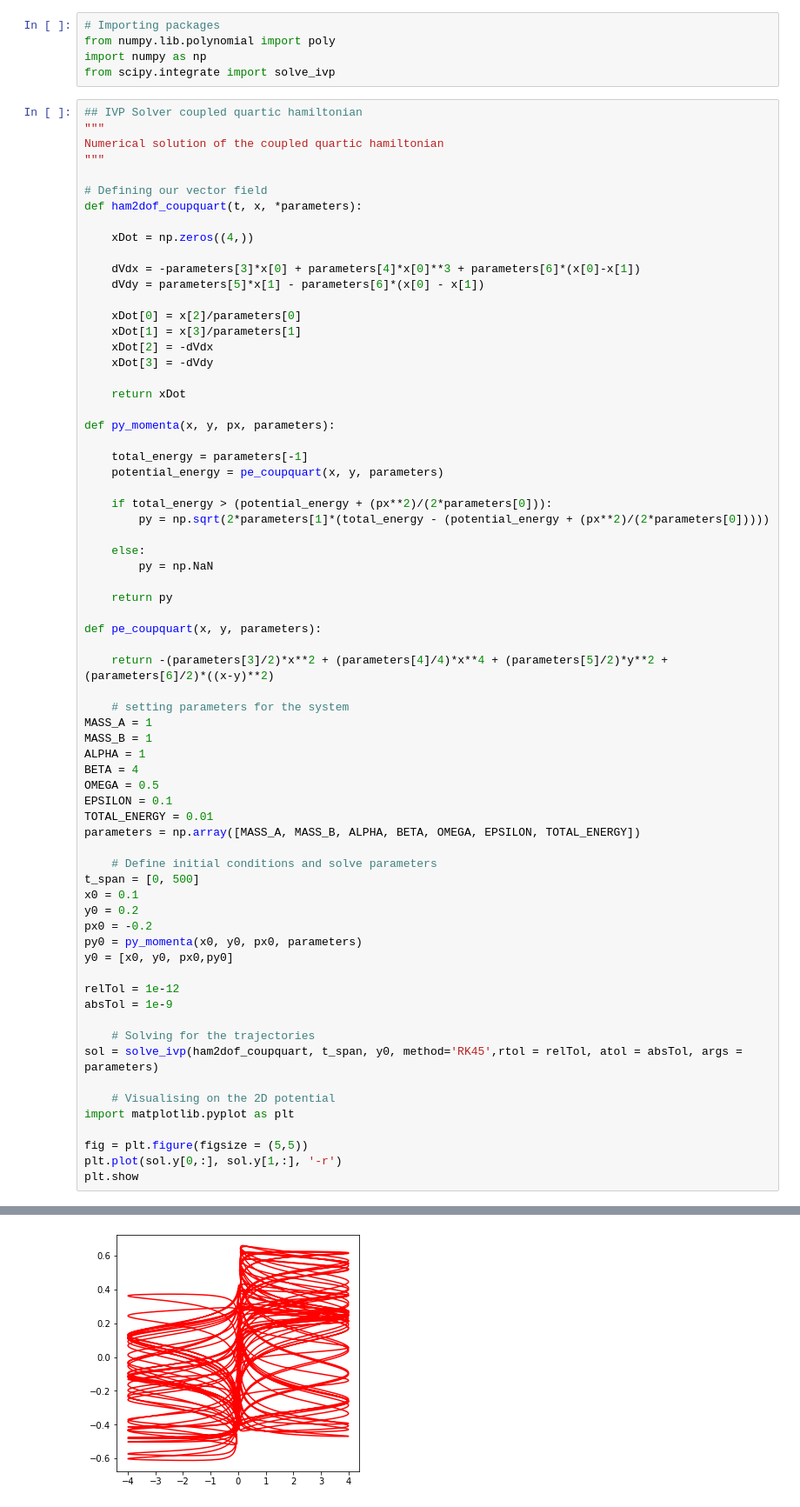
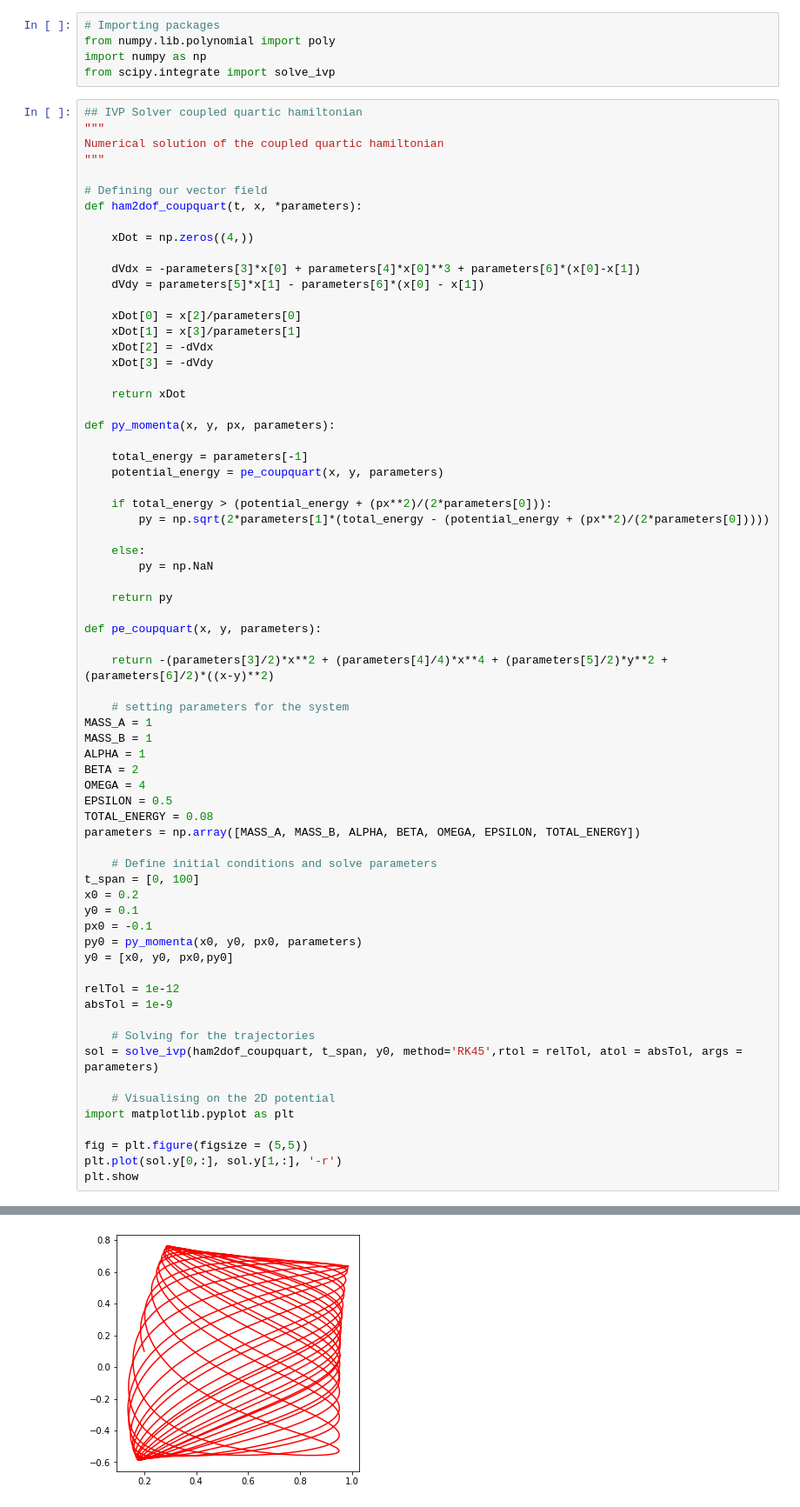
Before and after one commit to alexhind99/git-demo, a Jupyter notebook: Unstable Periodic Orbits in Coupled Quartic Hamiltonian Systems.ipynb, the cells around one changed output, grey strips where cells are left out. Shown at 87% size. Cells and saved outputs as stored; diff of their text form.

```diff
--- a/Unstable Periodic Orbits in Coupled Quartic Hamiltonian Systems.ipynb
+++ b/Unstable Periodic Orbits in Coupled Quartic Hamiltonian Systems.ipynb
@@ -42,39 +42,39 @@ def py_momenta(x, y, px, parameters):
     return py
 
 def pe_coupquart(x, y, parameters):
 
     return -(parameters[3]/2)*x**2 + (parameters[4]/4)*x**4 + (parameters[5]/2)*y**2 + (parameters[6]/2)*((x-y)**2)
 
     # setting parameters for the system
 MASS_A = 1
 MASS_B = 1
 ALPHA = 1
-BETA = 4
-OMEGA = 0.5
-EPSILON = 0.1
-TOTAL_ENERGY = 0.01
+BETA = 2
+OMEGA = 4
+EPSILON = 0.5
+TOTAL_ENERGY = 0.08
 parameters = np.array([MASS_A, MASS_B, ALPHA, BETA, OMEGA, EPSILON, TOTAL_ENERGY])
 
     # Define initial conditions and solve parameters
-t_span = [0, 500]
-x0 = 0.1
-y0 = 0.2
-px0 = -0.2
+t_span = [0, 100]
+x0 = 0.2
+y0 = 0.1
+px0 = -0.1
 py0 = py_momenta(x0, y0, px0, parameters)
 y0 = [x0, y0, px0,py0]
 
 relTol = 1e-12
 absTol = 1e-9
 
     # Solving for the trajectories
 sol = solve_ivp(ham2dof_coupquart, t_span, y0, method='RK45',rtol = relTol, atol = absTol, args = parameters)
 
     # Visualising on the 2D potential
 import matplotlib.pyplot as plt
 
 fig = plt.figure(figsize = (5,5))
 plt.plot(sol.y[0,:], sol.y[1,:], '-r')
 plt.show
 # %% [output]
 <function matplotlib.pyplot.show(*args, **kw)>
-[figure, old version]
+[figure, new version]
```
Also changed, not shown: parts of 8 cells of this notebook.
